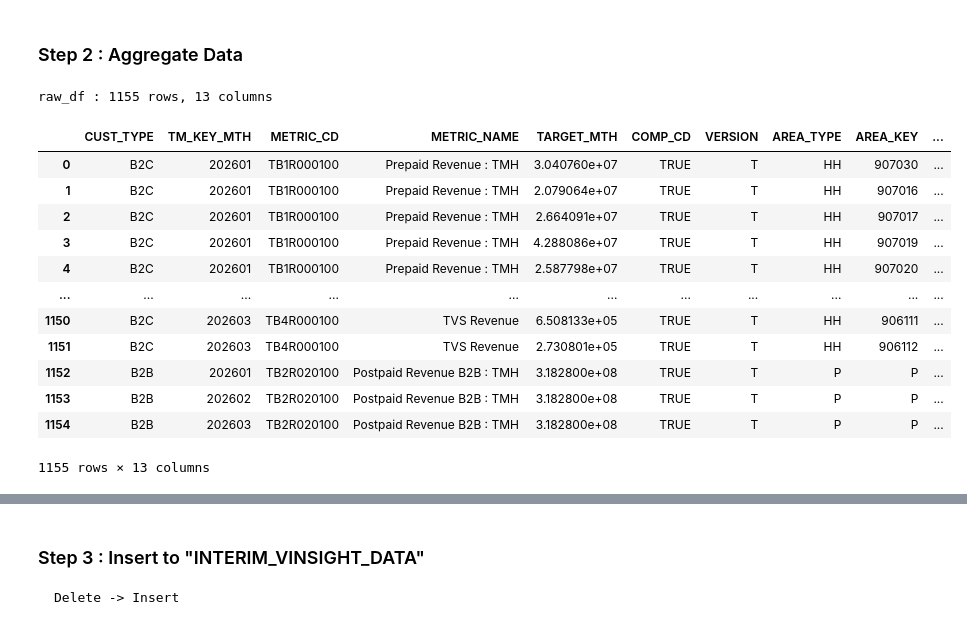
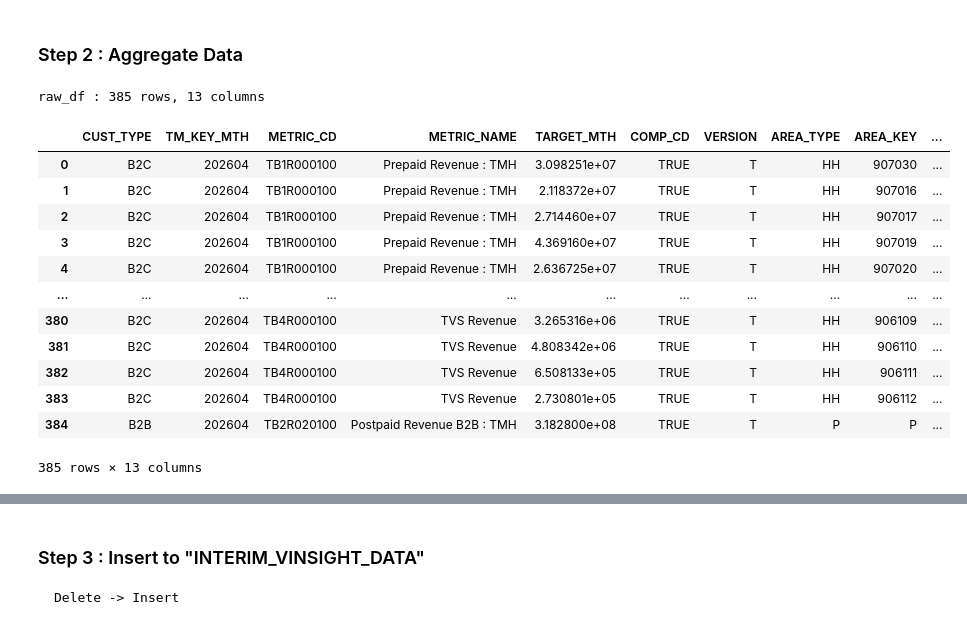
Before and after one commit to ruzlim/Jupyter, a Jupyter notebook: ETL/Target/Target Revenue TRUE.ipynb, the cells around one changed output, grey strips where cells are left out. Drawn from its saved outputs; the diff is of its cells as text; code cells hidden in the pictures.

```diff
--- a/ETL/Target/Target Revenue TRUE.ipynb
+++ b/ETL/Target/Target Revenue TRUE.ipynb
@@ -162,46 +162,46 @@ bill_cycle_df = bill_cycle_df[bill_cycle_cols]
 # %%
 ''' Filter Rawdata
 
     TB1R000100	Prepaid Revenue : TMH
     TB2R010100	Postpaid Revenue B2C : TMH
     TB2R020100	Postpaid Revenue B2B : TMH
     TB3R000100	TOL Revenue
     TB4R000100	TVS Revenue
 '''
 
 ''' Filter '''
 raw_df = src_df.copy()
 # raw_df = raw_df.query(" TM_KEY_MTH == 202603 and METRIC_CD == 'TB1R000100' ") #Prepaid Revenue : TMH
-raw_df = raw_df.loc[raw_df['TM_KEY_MTH']==202603]
+raw_df = raw_df.loc[raw_df['TM_KEY_MTH']==202604]
 # raw_df = raw_df.loc[raw_df['TM_KEY_MTH']>=202601]
 # raw_df = raw_df.loc[raw_df['METRIC_CD']=='TB1R000100'] #Prepaid Revenue : TMH
 # raw_df = raw_df.loc[raw_df['TM_KEY_MTH'].isin([202501, 202502, 202503])]
 # raw_df = raw_df.loc[raw_df['METRIC_CD'].isin(['TB1R000100', 'TB2R010100', 'TB3R000100', 'TB4R000100'])]
 
 ''' Data Test '''
 # raw_df = raw_df.loc[raw_df['TM_KEY_MTH']==202504]
 # raw_df = raw_df.loc[raw_df['METRIC_CD']=='TB1R000100']
 # raw_df = raw_df.loc[raw_df['AREA_KEY']=='902033']
 # raw_df = raw_df.loc[raw_df['AREA_KEY'].isna()]
 
 raw_df = raw_df.reset_index(drop=True)
 print(f'\nraw_df : {raw_df.shape[0]} rows, {raw_df.shape[1]} columns')
 raw_df#.tail(3)
 # %% [output]
-raw_df : 1155 rows, 13 columns
+raw_df : 385 rows, 13 columns
 |  | CUST_TYPE | TM_KEY_MTH | METRIC_CD | METRIC_NAME | TARGET_MTH | COMP_CD | VERSION | AREA_TYPE | AREA_KEY | ... |
-| 0 | B2C | 202601 | TB1R000100 | Prepaid Revenue : TMH | 3.040760e+07 | TRUE | T | HH | 907030 | ... |
-| 1 | B2C | 202601 | TB1R000100 | Prepaid Revenue : TMH | 2.079064e+07 | TRUE | T | HH | 907016 | ... |
-| 2 | B2C | 202601 | TB1R000100 | Prepaid Revenue : TMH | 2.664091e+07 | TRUE | T | HH | 907017 | ... |
-| 3 | B2C | 202601 | TB1R000100 | Prepaid Revenue : TMH | 4.288086e+07 | TRUE | T | HH | 907019 | ... |
-| 4 | B2C | 202601 | TB1R000100 | Prepaid Revenue : TMH | 2.587798e+07 | TRUE | T | HH | 907020 | ... |
+| 0 | B2C | 202604 | TB1R000100 | Prepaid Revenue : TMH | 3.098251e+07 | TRUE | T | HH | 907030 | ... |
+| 1 | B2C | 202604 | TB1R000100 | Prepaid Revenue : TMH | 2.118372e+07 | TRUE | T | HH | 907016 | ... |
+| 2 | B2C | 202604 | TB1R000100 | Prepaid Revenue : TMH | 2.714460e+07 | TRUE | T | HH | 907017 | ... |
+| 3 | B2C | 202604 | TB1R000100 | Prepaid Revenue : TMH | 4.369160e+07 | TRUE | T | HH | 907019 | ... |
+| 4 | B2C | 202604 | TB1R000100 | Prepaid Revenue : TMH | 2.636725e+07 | TRUE | T | HH | 907020 | ... |
 | ... | ... | ... | ... | ... | ... | ... | ... | ... | ... | ... |
-| 1150 | B2C | 202603 | TB4R000100 | TVS Revenue | 6.508133e+05 | TRUE | T | HH | 906111 | ... |
-| 1151 | B2C | 202603 | TB4R000100 | TVS Revenue | 2.730801e+05 | TRUE | T | HH | 906112 | ... |
-| 1152 | B2B | 202601 | TB2R020100 | Postpaid Revenue B2B : TMH | 3.182800e+08 | TRUE | T | P | P | ... |
-| 1153 | B2B | 202602 | TB2R020100 | Postpaid Revenue B2B : TMH | 3.182800e+08 | TRUE | T | P | P | ... |
-| 1154 | B2B | 202603 | TB2R020100 | Postpaid Revenue B2B : TMH | 3.182800e+08 | TRUE | T | P | P | ... |
+| 380 | B2C | 202604 | TB4R000100 | TVS Revenue | 3.265316e+06 | TRUE | T | HH | 906109 | ... |
+| 381 | B2C | 202604 | TB4R000100 | TVS Revenue | 4.808342e+06 | TRUE | T | HH | 906110 | ... |
+| 382 | B2C | 202604 | TB4R000100 | TVS Revenue | 6.508133e+05 | TRUE | T | HH | 906111 | ... |
+| 383 | B2C | 202604 | TB4R000100 | TVS Revenue | 2.730801e+05 | TRUE | T | HH | 906112 | ... |
+| 384 | B2B | 202604 | TB2R020100 | Postpaid Revenue B2B : TMH | 3.182800e+08 | TRUE | T | P | P | ... |
-1155 rows × 13 columns
+385 rows × 13 columns
 # %%
 ''' Join New & Existing '''
 
```
Also changed, not shown: parts of 16 cells of this notebook, 6 other files.
